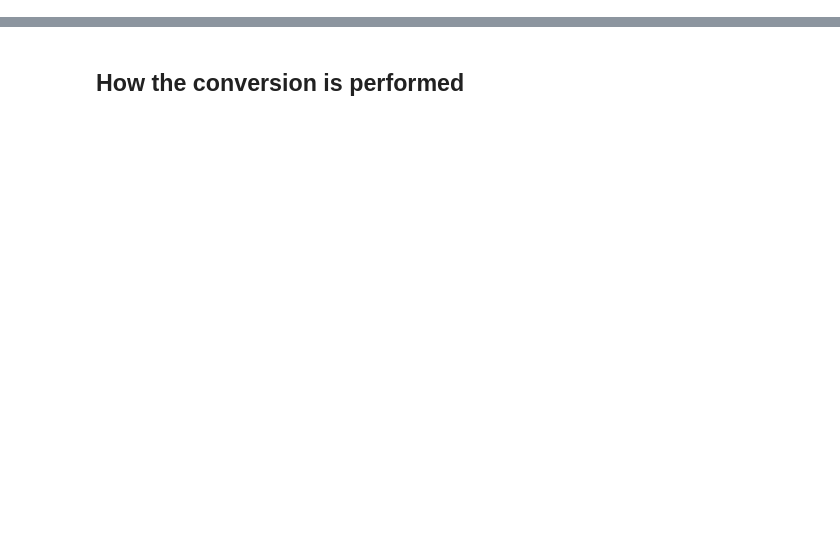
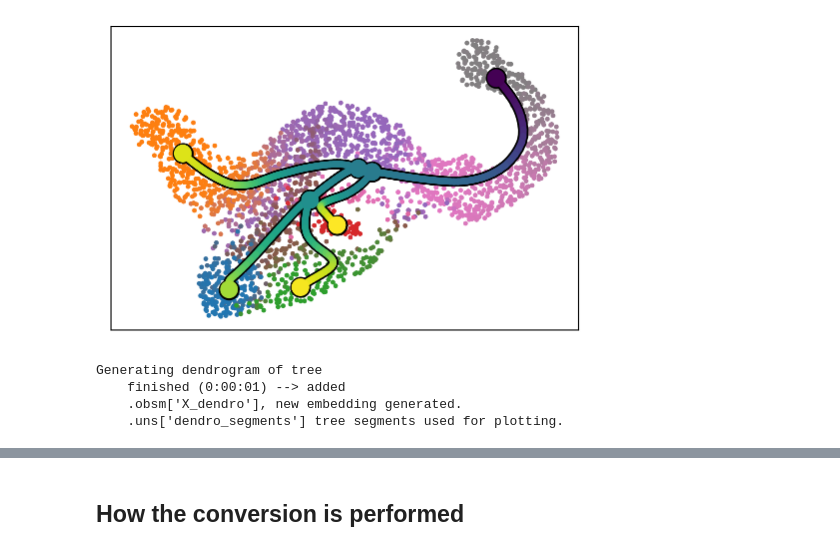
Before and after one commit to LouisFaure/scFates_notebooks, a Jupyter notebook: Conversion_from_CellRank_pipeline.ipynb, the cells around one changed output, grey strips where cells are left out. Cells and saved outputs as stored; diff of their text form; code cells hidden in the pictures; blank space fills up the shorter version.

```diff
--- a/Conversion_from_CellRank_pipeline.ipynb
+++ b/Conversion_from_CellRank_pipeline.ipynb
@@ -104,0 +187,11 @@ Adding `adata.obsm['to_terminal_states']`
+# %%
+scf.pl.trajectory(adata,color_cells="milestones")
+# %% [output]
+[figure, added]
+# %%
+scf.tl.dendrogram(adata)
+# %% [output]
+Generating dendrogram of tree
+    finished (0:00:01) --> added
+    .obsm['X_dendro'], new embedding generated.
+    .uns['dendro_segments'] tree segments used for plotting.
```
Also changed, not shown: parts of 54 cells of this notebook.
